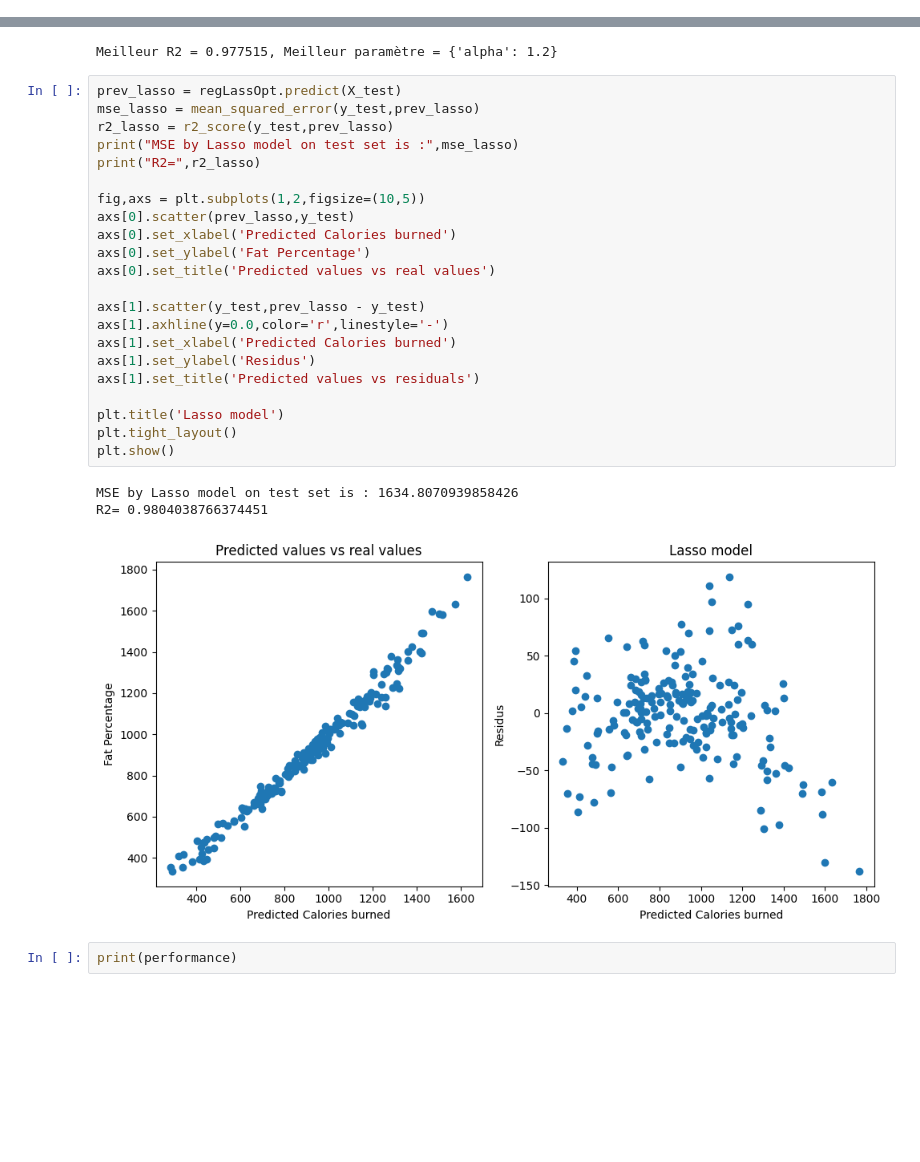
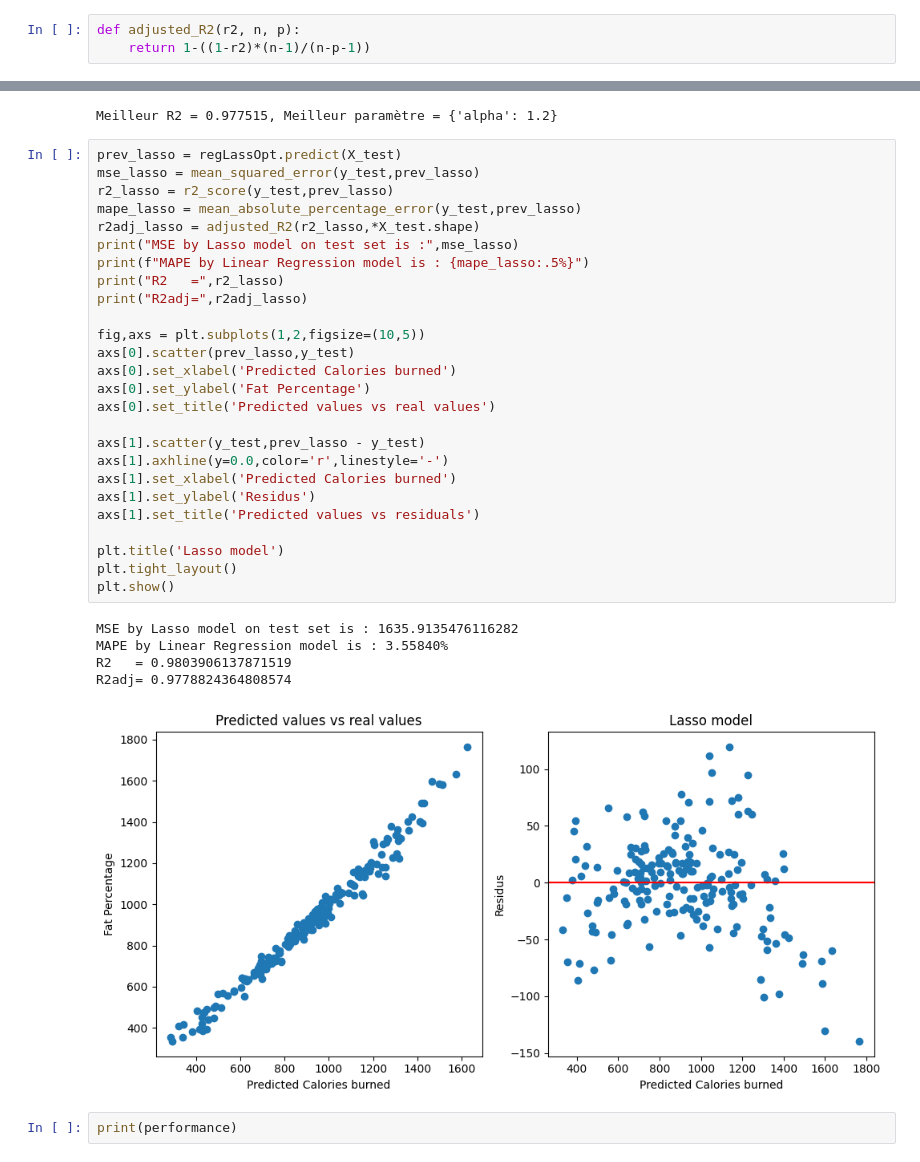
Before and after one commit to bao-do/4thY_MachineLearningProject, a Jupyter notebook: gym_python.ipynb, the cells around one changed output, grey strips where cells are left out. Saved outputs shown, nothing was run; the diff lists cells and outputs as text; blank space fills up the shorter version.

```diff
--- a/gym_python.ipynb
+++ b/gym_python.ipynb
@@ -664,5 +734,8 @@ Variance of X_train: [1.01743396 0.88966563 0.97736897 0.95314065 0.91732623 1.1
 ## Linear Model
 # %% [markdown]
 ### Without Regularization
+# %%
+def adjusted_R2(r2, n, p):
+    return 1-((1-r2)*(n-1)/(n-p-1))
 # %%
 from sklearn.linear_model import LinearRegression
@@ -726,29 +805,35 @@ Meilleur R2 = 0.977515, Meilleur paramètre = {'alpha': 1.2}
 # %%
 prev_lasso = regLassOpt.predict(X_test)
 mse_lasso = mean_squared_error(y_test,prev_lasso)
 r2_lasso = r2_score(y_test,prev_lasso)
+mape_lasso = mean_absolute_percentage_error(y_test,prev_lasso)
+r2adj_lasso = adjusted_R2(r2_lasso,*X_test.shape)
 print("MSE by Lasso model on test set is :",mse_lasso)
-print("R2=",r2_lasso)
+print(f"MAPE by Linear Regression model is : {mape_lasso:.5%}")
+print("R2   =",r2_lasso)
+print("R2adj=",r2adj_lasso)
 
 fig,axs = plt.subplots(1,2,figsize=(10,5))
 axs[0].scatter(prev_lasso,y_test)
 axs[0].set_xlabel('Predicted Calories burned')
 axs[0].set_ylabel('Fat Percentage')
 axs[0].set_title('Predicted values vs real values')
 
 axs[1].scatter(y_test,prev_lasso - y_test)
 axs[1].axhline(y=0.0,color='r',linestyle='-')
 axs[1].set_xlabel('Predicted Calories burned')
 axs[1].set_ylabel('Residus')
 axs[1].set_title('Predicted values vs residuals')
 
 plt.title('Lasso model')
 plt.tight_layout()
 plt.show()
 # %% [output]
-MSE by Lasso model on test set is : 1634.8070939858426
-R2= 0.9804038766374451
+MSE by Lasso model on test set is : 1635.9135476116282
+MAPE by Linear Regression model is : 3.55840%
+R2   = 0.9803906137871519
+R2adj= 0.9778824364808574
-[figure, old version]
+[figure, new version]
 # %%
 print(performance)
 # %% [output]
```
Also changed, not shown: parts of 30 cells of this notebook.
